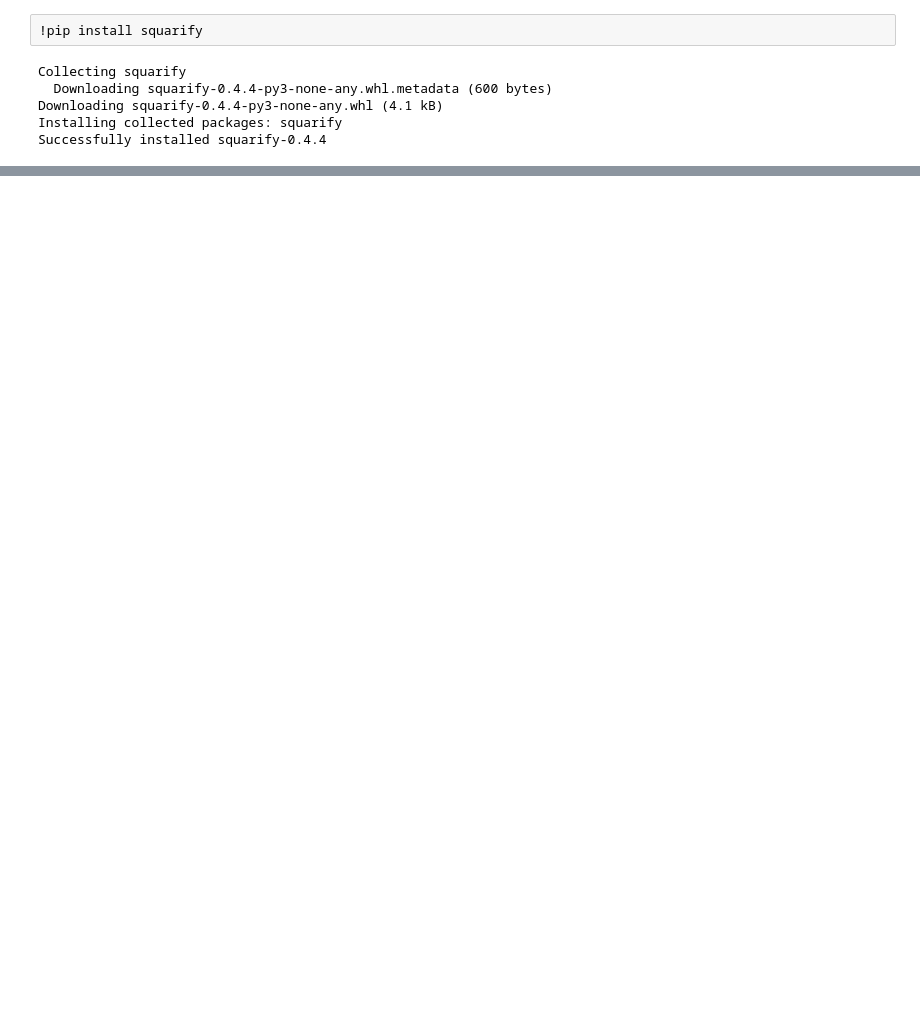
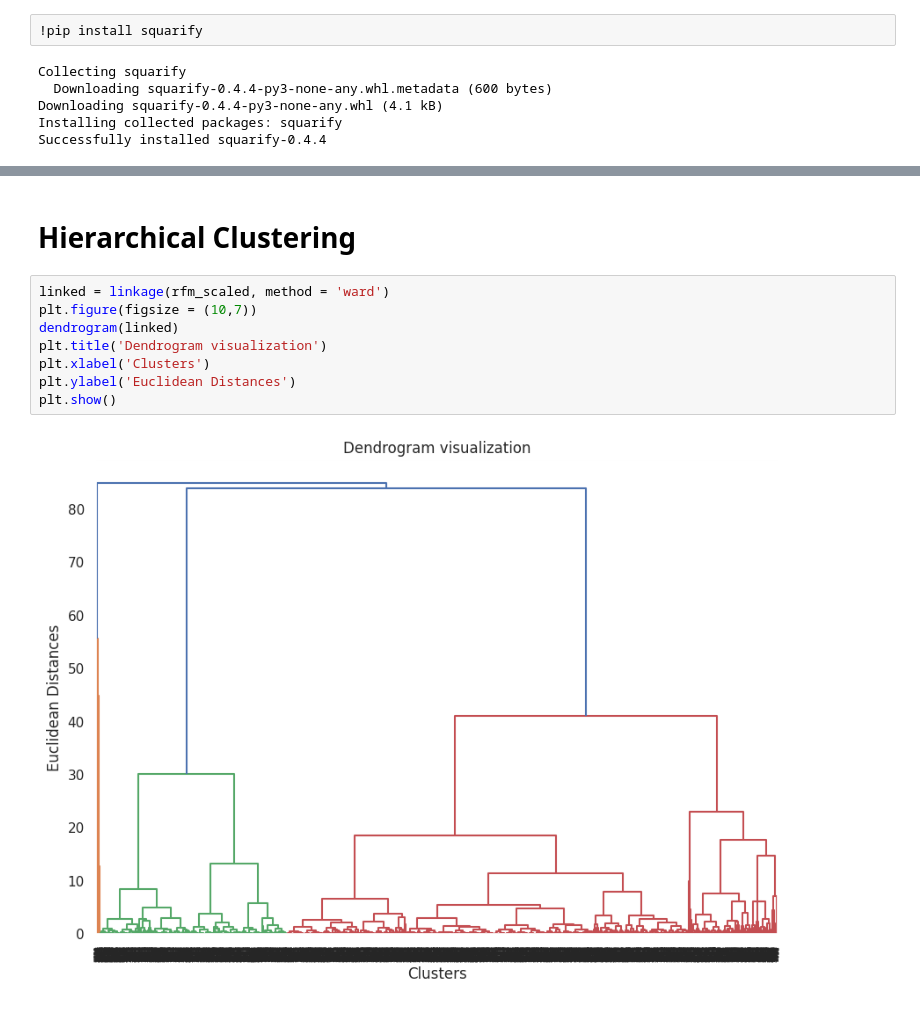
Before and after one commit to ASAD1100/DataScience_and_AI, a Jupyter notebook: Machine Learning/Ecommerce_customer_analytics&Segmentation.ipynb, the cells around one changed output, grey strips where cells are left out. Drawn from its saved outputs; the diff is of its cells as text; blank space fills up the shorter version.

```diff
--- a/Machine Learning/Ecommerce_customer_analytics&Segmentation.ipynb
+++ b/Machine Learning/Ecommerce_customer_analytics&Segmentation.ipynb
@@ -411,0 +518,12 @@ plt.show()
+# %% [markdown]
+# Hierarchical Clustering
+# %%
+linked = linkage(rfm_scaled, method = 'ward')
+plt.figure(figsize = (10,7))
+dendrogram(linked)
+plt.title('Dendrogram visualization')
+plt.xlabel('Clusters')
+plt.ylabel('Euclidean Distances')
+plt.show()
+# %% [output]
+[figure, added]
```
Also changed, not shown: parts of 45 cells of this notebook.
